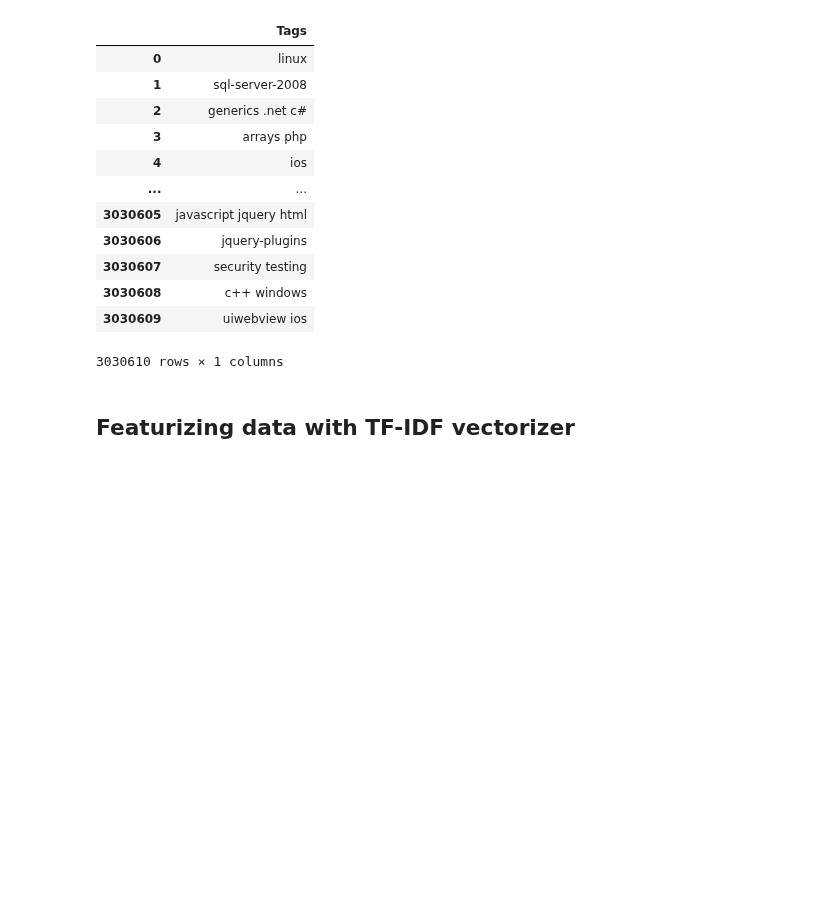
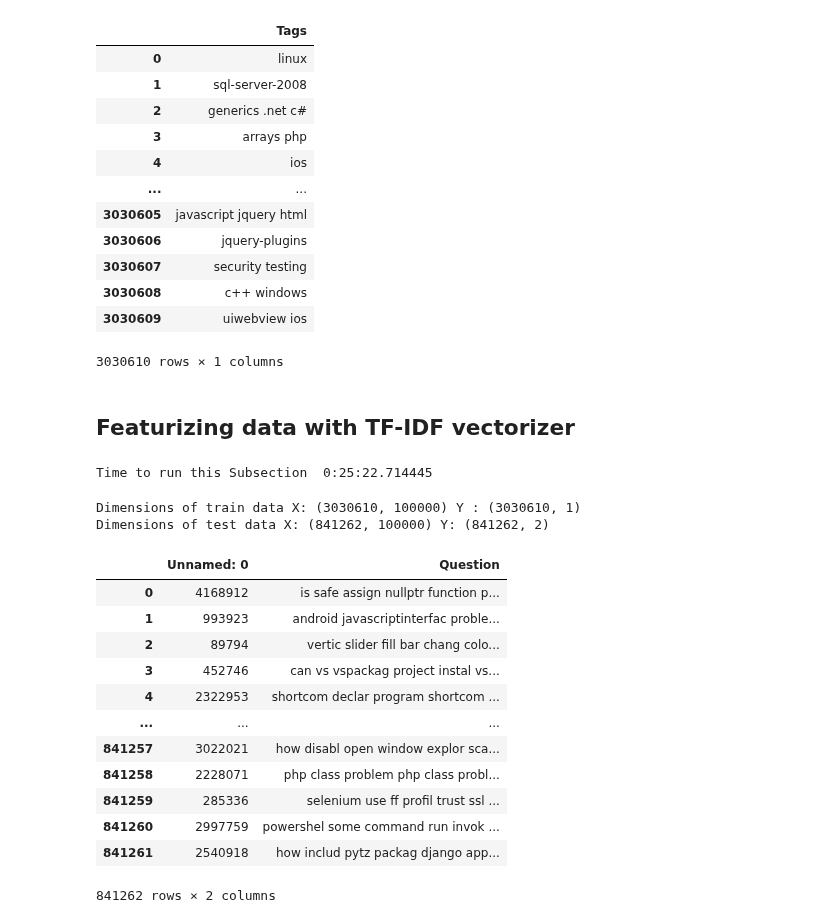
Before and after one commit to erYash15/StackOverflow-Tag-Prediction, a Jupyter notebook: facebook_recruiting_iii_keyword_extraction.ipynb, the cells around one changed output. Cells and saved outputs as stored; diff of their text form; code cells hidden in the pictures; blank space fills up the shorter version.

```diff
--- a/facebook_recruiting_iii_keyword_extraction.ipynb
+++ b/facebook_recruiting_iii_keyword_extraction.ipynb
@@ -612,13 +612,19 @@ start = datetime.datetime.now()
 #smooth_idf=True by default so smoothing is done by defult.
 #norm is l2 by default.
 #subliner is used False by default.
-vectorizer = TfidfVectorizer(min_df = 0.0001, max_features = 100000,
+vectorizer = TfidfVectorizer(min_df = 0.0001,
+                             max_features = 100000,
                              tokenizer = lambda x: x.split(),
-                             ngram_range = (1,3))
+                             ngram_range = (1,2))
 x_train_tfidf = vectorizer.fit_transform( X_train_500_df['Question'])
 X_test_tfidf = vectorizer.fit_transform( X_test_df['Question'] )
 
 print("Time to run this Subsection ", datetime.datetime.now() - start)
+# %% [output]
+Time to run this Subsection  0:25:22.714445
 # %%
 print("Dimensions of train data X:",x_train_tfidf.shape, "Y :", y_train_500_df.shape)
-print("Dimensions of test data X:",x_test_tfidf.shape,"Y:",y_test_df.shape)
+print("Dimensions of test data X:",X_test_tfidf.shape,"Y:",y_test_df.shape)
+# %% [output]
+Dimensions of train data X: (3030610, 100000) Y : (3030610, 1)
+Dimensions of test data X: (841262, 100000) Y: (841262, 2)
@@ -624,0 +642,16 @@ print("Dimensions of test data X:",x_test_tfidf.shape,"Y:",y_test_df.shape)
+# %%
+X_test_df
+# %% [output]
+|  | Unnamed: 0 | Question |
+| 0 | 4168912 | is safe assign nullptr function p... |
+| 1 | 993923 | android javascriptinterfac proble... |
+| 2 | 89794 | vertic slider fill bar chang colo... |
+| 3 | 452746 | can vs vspackag project instal vs... |
+| 4 | 2322953 | shortcom declar program shortcom ... |
+| ... | ... | ... |
+| 841257 | 3022021 | how disabl open window explor sca... |
+| 841258 | 2228071 | php class problem php class probl... |
+| 841259 | 285336 | selenium use ff profil trust ssl ... |
+| 841260 | 2997759 | powershel some command run invok ... |
+| 841261 | 2540918 | how includ pytz packag django app... |
+841262 rows × 2 columns
```
Also changed, not shown: parts of 5 cells of this notebook.
